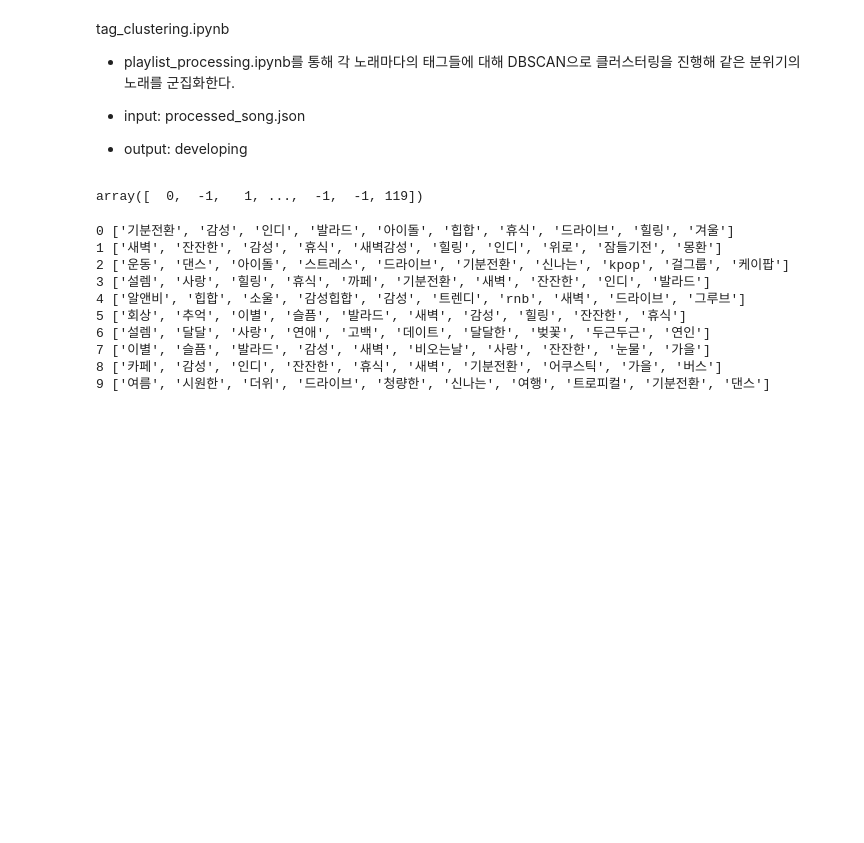
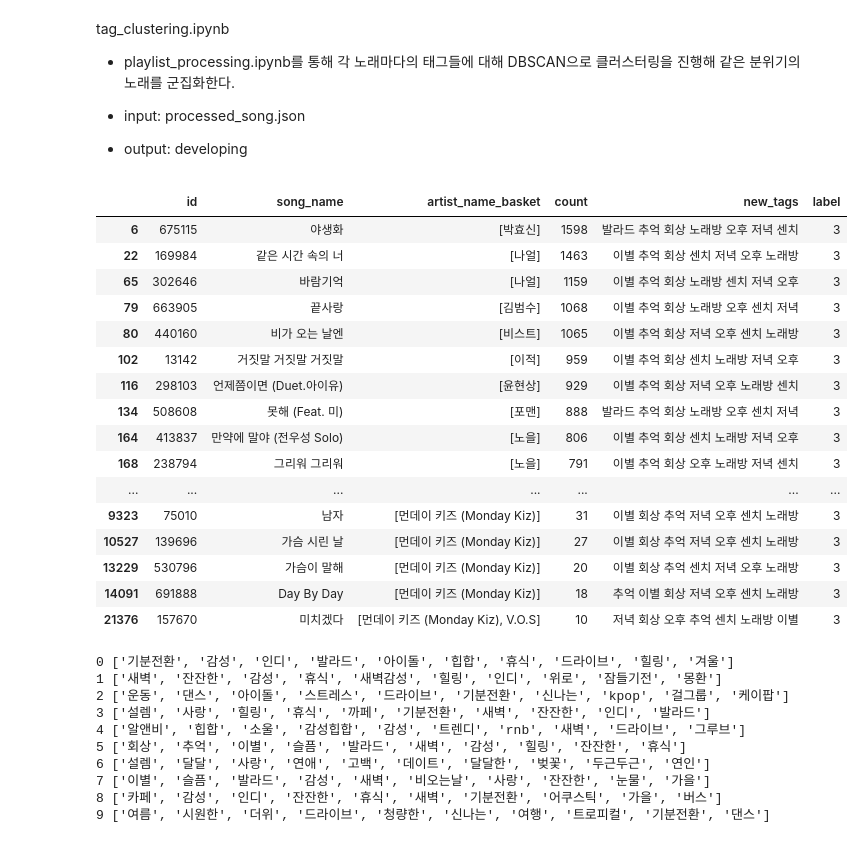
Before and after one commit to asad444/2022_capstone_design_ml, a Jupyter notebook: tags_embedding/tag_clustering.ipynb, the cells around one changed output. Saved outputs shown, nothing was run; the diff lists cells and outputs as text; code cells hidden in the pictures; blank space fills up the shorter version.

```diff
--- a/tags_embedding/tag_clustering.ipynb
+++ b/tags_embedding/tag_clustering.ipynb
@@ -35,18 +35,18 @@ def only_common_tags(df: pd.DataFrame, tags: list):
     return df
 
 # tags clustering with DBSCAN
-def clustering_with_dbscan(df: pd.DataFrame):
+def clustering_with_dbscan(df: pd.DataFrame, eps = 0.5):
     text = df['new_tags'].to_list()
     vectorizer = TfidfVectorizer(min_df = 5, ngram_range = (1,5))
     vectorizer.fit(text)
     vector = np.array(vectorizer.transform(text).toarray())
 
     # DBSCAN clustering model
-    model = DBSCAN(eps = 0.1, metric = "cosine")
+    model = DBSCAN(eps = eps, metric = "cosine")
     df['label'] = model.fit_predict(vector)
     return df
 # %%
 df = load_music_df()
 tags = extract_common_tags(df)
 df = only_common_tags(df, tags)
-df = clustering_with_dbscan(df)
+df = clustering_with_dbscan(df, eps = 0.5)
@@ -61,7 +53,23 @@ result = model.fit_predict(vector)
-# %%
-result
-# %% [output]
-array([  0,  -1,   1, ...,  -1,  -1, 119])
+# %%
+df[df['label'] == 3]
+# %% [output]
+|  | id | song_name | artist_name_basket | count | new_tags | label |
+| 6 | 675115 | 야생화 | [박효신] | 1598 | 발라드 추억 회상 노래방 오후 저녁 센치 | 3 |
+| 22 | 169984 | 같은 시간 속의 너 | [나얼] | 1463 | 이별 추억 회상 센치 저녁 오후 노래방 | 3 |
+| 65 | 302646 | 바람기억 | [나얼] | 1159 | 이별 추억 회상 노래방 센치 저녁 오후 | 3 |
+| 79 | 663905 | 끝사랑 | [김범수] | 1068 | 이별 추억 회상 노래방 오후 센치 저녁 | 3 |
+| 80 | 440160 | 비가 오는 날엔 | [비스트] | 1065 | 이별 추억 회상 저녁 오후 센치 노래방 | 3 |
+| 102 | 13142 | 거짓말 거짓말 거짓말 | [이적] | 959 | 이별 추억 회상 센치 노래방 저녁 오후 | 3 |
+| 116 | 298103 | 언제쯤이면 (Duet.아이유) | [윤현상] | 929 | 이별 추억 회상 저녁 오후 노래방 센치 | 3 |
+| 134 | 508608 | 못해 (Feat. 미) | [포맨] | 888 | 발라드 추억 회상 노래방 오후 센치 저녁 | 3 |
+| 164 | 413837 | 만약에 말야 (전우성 Solo) | [노을] | 806 | 이별 추억 회상 센치 노래방 저녁 오후 | 3 |
+| 168 | 238794 | 그리워 그리워 | [노을] | 791 | 이별 추억 회상 오후 노래방 저녁 센치 | 3 |
+| ... | ... | ... | ... | ... | ... | ... |
+| 9323 | 75010 | 남자 | [먼데이 키즈 (Monday Kiz)] | 31 | 이별 회상 추억 저녁 오후 센치 노래방 | 3 |
+| 10527 | 139696 | 가슴 시린 날 | [먼데이 키즈 (Monday Kiz)] | 27 | 이별 회상 추억 저녁 오후 센치 노래방 | 3 |
+| 13229 | 530796 | 가슴이 말해 | [먼데이 키즈 (Monday Kiz)] | 20 | 이별 회상 추억 센치 저녁 오후 노래방 | 3 |
+| 14091 | 691888 | Day By Day | [먼데이 키즈 (Monday Kiz)] | 18 | 추억 이별 회상 저녁 오후 센치 노래방 | 3 |
+| 21376 | 157670 | 미치겠다 | [먼데이 키즈 (Monday Kiz), V.O.S] | 10 | 저녁 회상 오후 추억 센치 노래방 이별 | 3 |
 # %%
 def get_cluster_details(cluster_model, cluster_data, feature_names,
                        cluster_num, top_n_features=10):
```
Also changed, not shown: parts of 2 cells of this notebook.
